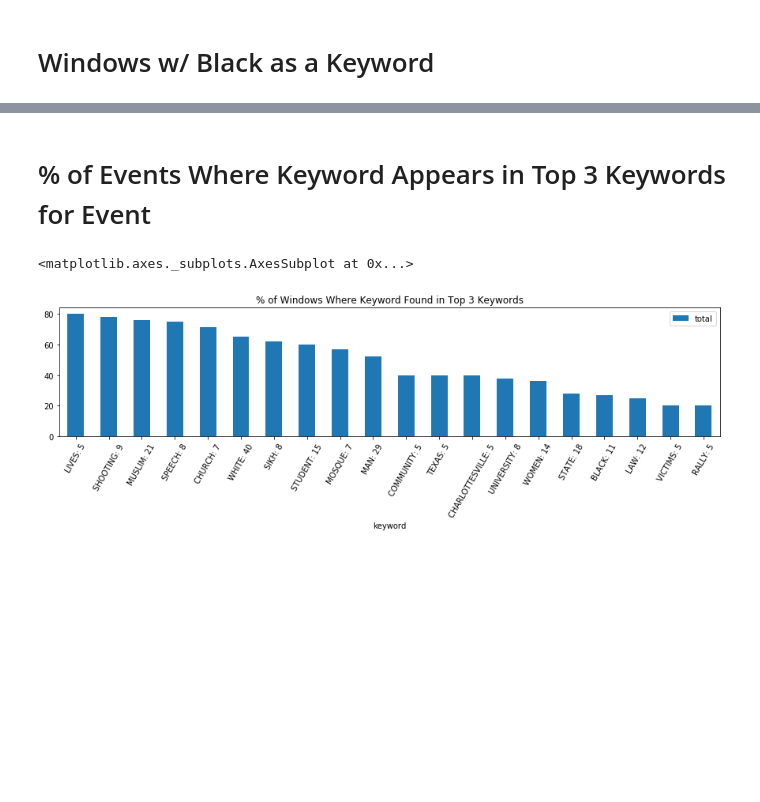
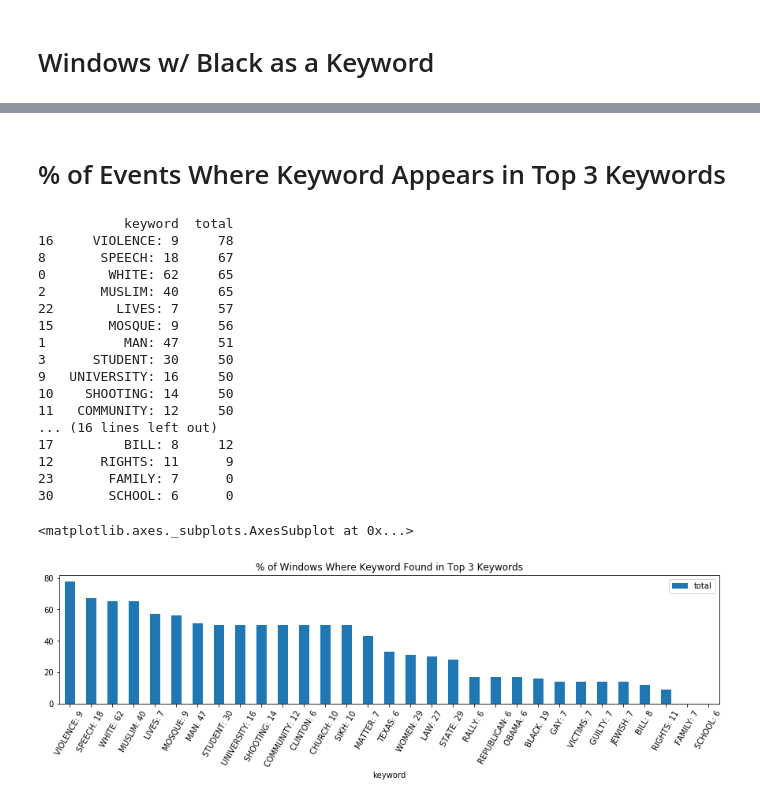
Before and after one commit to Jwmazzi/media_research, a Jupyter notebook: planning/GDELT Keywords.ipynb, the cells around one changed output, grey strips where cells are left out. Drawn from its saved outputs; the diff is of its cells as text; code cells hidden in the pictures; blank space fills up the shorter version.

```diff
--- a/planning/GDELT Keywords.ipynb
+++ b/planning/GDELT Keywords.ipynb
@@ -287,11 +388,0 @@ d
-# %%
-# Median Values
-
-data  = []
-for keyword in tk_df.keywords:
-    keyword = keyword.split(':')[0]
-    rows = df[df.keywords.apply(lambda x: keyword in x)]
-    data.append([keyword, rows.articles.median(), rows.ascent.median(), rows.descent.median(), rows.movement.median(), rows.length.median(), len(rows)])
-med_d = pd.DataFrame(data, columns=['keyword', 'articles', 'ascent', 'descent', 'movement', 'length', 'count'])
-med_d.sort_values('count', inplace=True, ascending=False)
-med_d
@@ -316,11 +388,0 @@ med_d
-# %%
-# Mean Values
-
-data  = []
-for keyword in tk_df.keywords:
-    keyword = keyword.split(':')[0]
-    rows = df[df.keywords.apply(lambda x: keyword in x)]
-    data.append([keyword, rows.articles.mean(), rows.ascent.mean(), rows.descent.mean(), rows.movement.mean(), rows.length.mean(), len(rows)])
-mean_d = pd.DataFrame(data, columns=['keyword', 'articles', 'ascent', 'descent', 'movement', 'length', 'count'])
-mean_d.sort_values('count', inplace=True, ascending=False)
-mean_d
@@ -469,11 +418,0 @@ ws
-# %%
-data = []
-for keyword in tk_df.keywords:
-    keyword = keyword.split(':')[0]
-    c1 = (len(wg[wg.keywords.apply(lambda x: keyword in x)]))
-    c2 = (len(wl[wl.keywords.apply(lambda x: keyword in x)]))
-    c3 = (len(ws[ws.keywords.apply(lambda x: keyword in x)]))
-    data.append([keyword, c1, c2, c3, sum([c1, c2, c3])])
-
-d = pd.DataFrame(data, columns=['Keyword', '2 Weeks', '1 Week', '3 Days', 'Total'])
-d
@@ -613,18 +800,39 @@ black_events[['start_end', 'articles', 'movement', 'length', 'keywords']].sort_v
 # %% [markdown]
-# % of Events Where Keyword Appears in Top 3 Keywords for Event
+# % of Events Where Keyword Appears in Top 3 Keywords
 # %%
 keyword_data = {}
 for keyword in tk_df.keywords:
     count = 0
     k = keyword.split(':')[0]
     windows = df[df.keywords.apply(lambda x: k in x)]['keywords']
     for window in windows:
         if k in window[:3]:
             count += 1
     keyword_data.update({keyword: round((count / len(windows)) * 100)})
-x = pd.DataFrame([(k, v) for k, v in keyword_data.items()], columns=['keyword', 'total'])
-x.sort_values('total', inplace=True, ascending=False)
-x.plot(x='keyword', y='total', kind='bar', figsize=(15, 3), rot=60, title='% of Windows Where Keyword Found in Top 3 Keywords')
+key_perc = pd.DataFrame([(k, v) for k, v in keyword_data.items()], columns=['keyword', 'total'])
+key_perc.sort_values('total', inplace=True, ascending=False)
+
+# print(key_perc[key_perc.total >= 50])
+print(key_perc)
+
+key_perc.plot(x='keyword', y='total', kind='bar', figsize=(15, 3), rot=60, title='% of Windows Where Keyword Found in Top 3 Keywords')
 # %% [output]
-<matplotlib.axes._subplots.AxesSubplot at 0x...>
+           keyword  total
+16     VIOLENCE: 9     78
+8       SPEECH: 18     67
+0        WHITE: 62     65
+2       MUSLIM: 40     65
+22        LIVES: 7     57
+15       MOSQUE: 9     56
+1          MAN: 47     51
+3      STUDENT: 30     50
+9   UNIVERSITY: 16     50
+10    SHOOTING: 14     50
+11   COMMUNITY: 12     50
+... (16 lines left out)
+17         BILL: 8     12
+12      RIGHTS: 11      9
+23       FAMILY: 7      0
+30       SCHOOL: 6      0
+<matplotlib.axes._subplots.AxesSubplot at 0x...>
-[figure, old version]
+[figure, new version]
```
Also changed, not shown: parts of 66 cells of this notebook, 3 other files.
